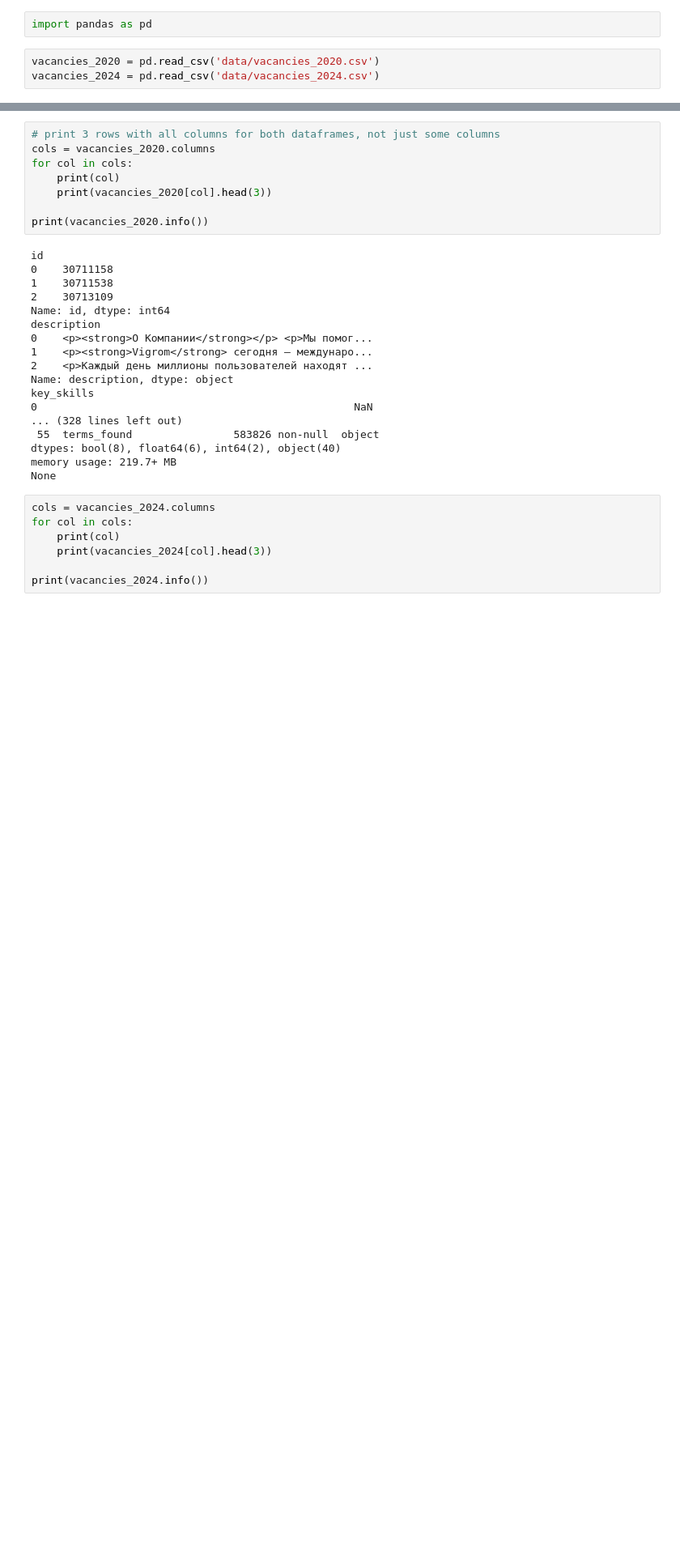
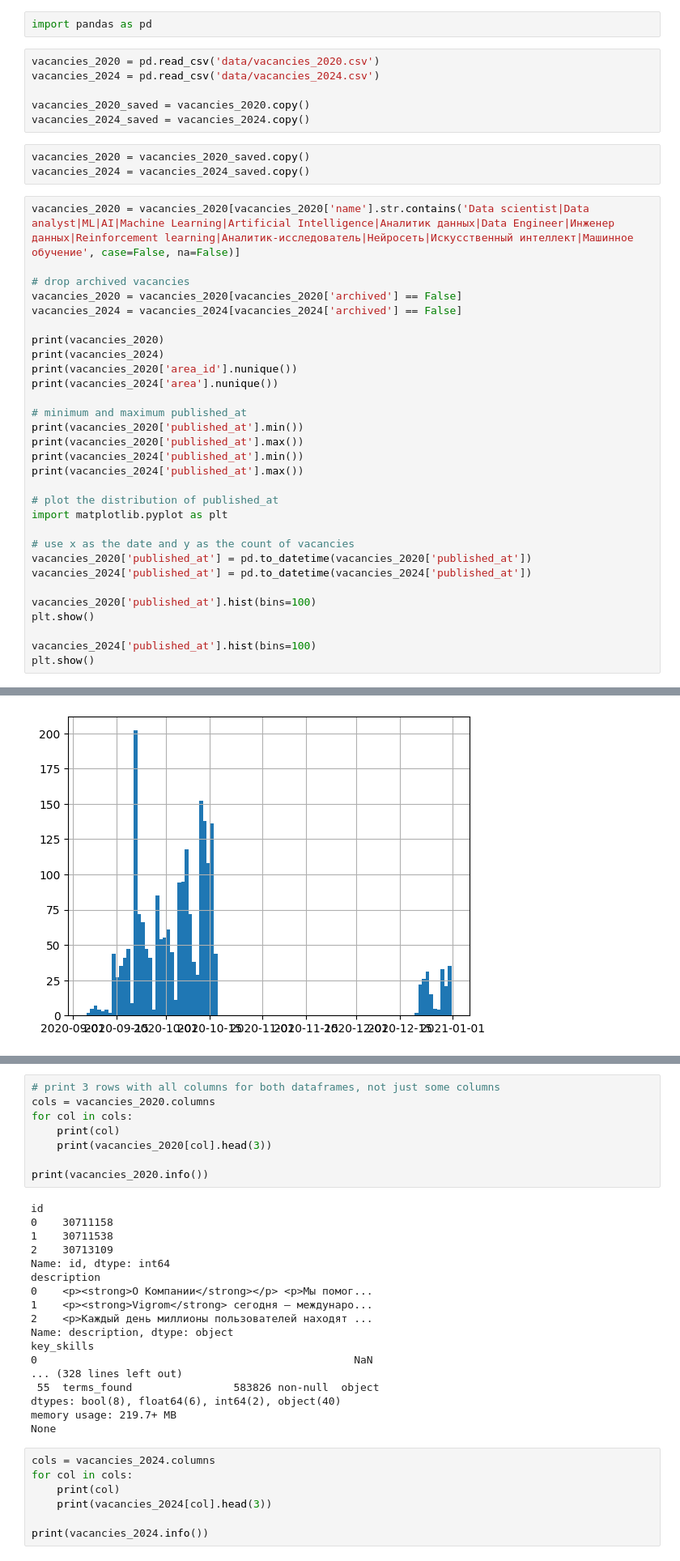
Before and after one commit to sashhhaka/HH-VacancyAnalysis, a Jupyter notebook: adjust_formats.ipynb, the cells around one changed output, grey strips where cells are left out. Shown at 81% size. Cells and saved outputs as stored; diff of their text form; blank space fills up the shorter version.

Commit message:
incomplete data adjuster

```diff
--- a/adjust_formats.ipynb
+++ b/adjust_formats.ipynb
@@ -3,3 +3,40 @@ import pandas as pd
 # %%
 vacancies_2020 = pd.read_csv('data/vacancies_2020.csv')
 vacancies_2024 = pd.read_csv('data/vacancies_2024.csv')
+
+vacancies_2020_saved = vacancies_2020.copy()
+vacancies_2024_saved = vacancies_2024.copy()
+# %%
+vacancies_2020 = vacancies_2020_saved.copy()
+vacancies_2024 = vacancies_2024_saved.copy()
+# %%
+vacancies_2020 = vacancies_2020[vacancies_2020['name'].str.contains('Data scientist|Data analyst|ML|AI|Machine Learning|Artificial Intelligence|Аналитик данных|Data Engineer|Инженер данных|Reinforcement learning|Аналитик-исследователь|Нейросеть|Искусственный интеллект|Машинное обучение', case=False, na=False)]
+
+# drop archived vacancies
+vacancies_2020 = vacancies_2020[vacancies_2020['archived'] == False]
+vacancies_2024 = vacancies_2024[vacancies_2024['archived'] == False]
+
+print(vacancies_2020)
+print(vacancies_2024)
+print(vacancies_2020['area_id'].nunique())
+print(vacancies_2024['area'].nunique())
+
+# minimum and maximum published_at
+print(vacancies_2020['published_at'].min())
+print(vacancies_2020['published_at'].max())
+print(vacancies_2024['published_at'].min())
+print(vacancies_2024['published_at'].max())
+
+# plot the distribution of published_at
+import matplotlib.pyplot as plt
+
+# use x as the date and y as the count of vacancies
+vacancies_2020['published_at'] = pd.to_datetime(vacancies_2020['published_at'])
+vacancies_2024['published_at'] = pd.to_datetime(vacancies_2024['published_at'])
+
+vacancies_2020['published_at'].hist(bins=100)
+plt.show()
+
+vacancies_2024['published_at'].hist(bins=100)
+plt.show()
+# %% [output]
@@ -5,0 +60 @@ vacancies_2024 = pd.read_csv('data/vacancies_2024.csv')
+[figure, added]
```
Also changed, not shown: parts of 1 cell of this notebook.
